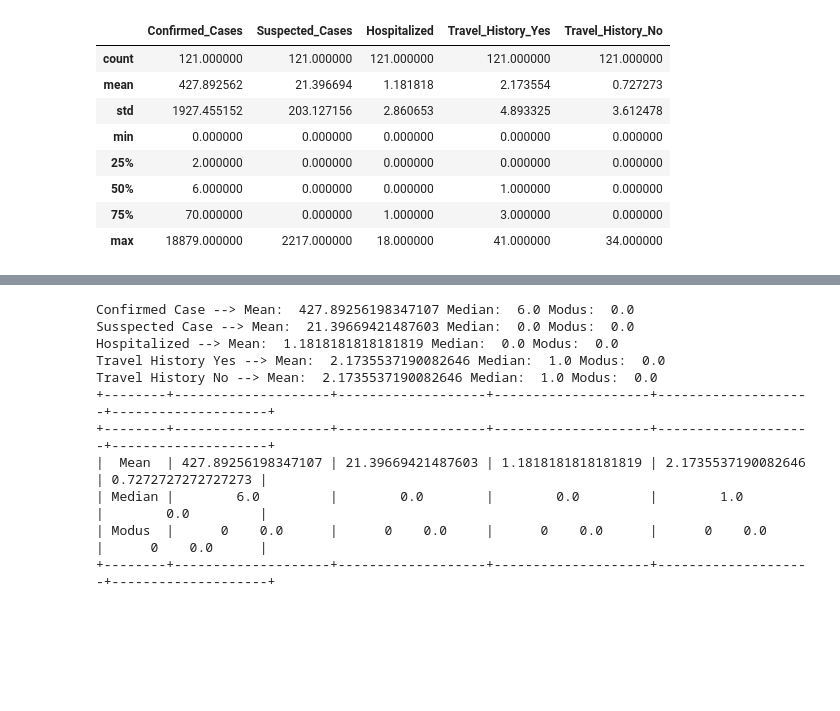
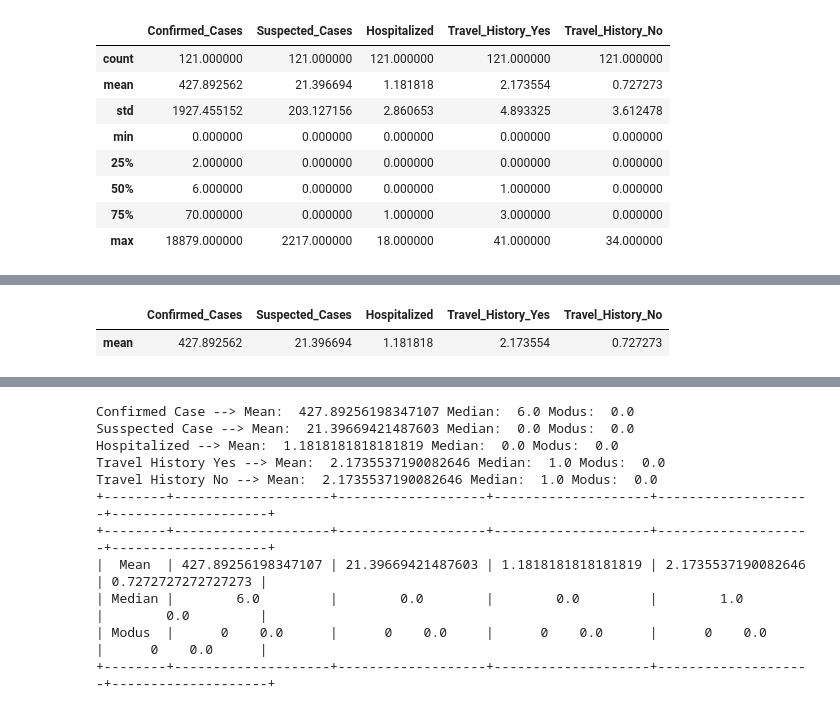
Before and after one commit to normalitariyn/datamining, a Jupyter notebook: _sources/notebooks.ipynb, the cells around one changed output, grey strips where cells are left out. Saved outputs shown, nothing was run; the diff lists cells and outputs as text; code cells hidden in the pictures; blank space fills up the shorter version.

```diff
--- a/_sources/notebooks.ipynb
+++ b/_sources/notebooks.ipynb
@@ -58,0 +69,15 @@ Mounted at /content/drive
+# %%
+# import library
+import numpy as np
+import pandas as pd
+import matplotlib.pyplot as plt
+
+mean = {'Confirmed_Cases':np.mean(c['Confirmed_Cases']),
+		'Suspected_Cases': np.mean(c['Suspected_Cases']),'Hospitalized':np.mean(c['Hospitalized']),
+    'Travel_History_Yes':np.mean(c['Travel_History_Yes']),'Travel_History_No':np.mean(c['Travel_History_No'])}
+
+df = pd.DataFrame(mean, index=['mean'])
+df
+# %% [output]
+|  | Confirmed_Cases | Suspected_Cases | Hospitalized | Travel_History_Yes | Travel_History_No |
+| mean | 427.892562 | 21.396694 | 1.181818 | 2.173554 | 0.727273 |
```
Also changed, not shown: parts of 22 cells of this notebook, 14 other files.
